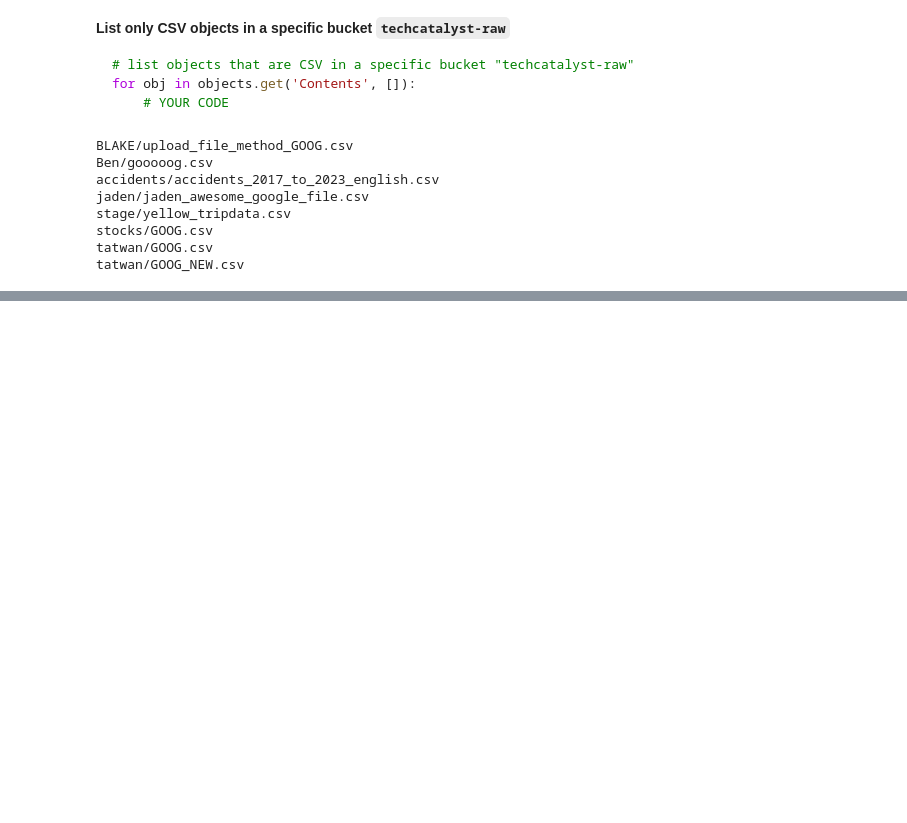
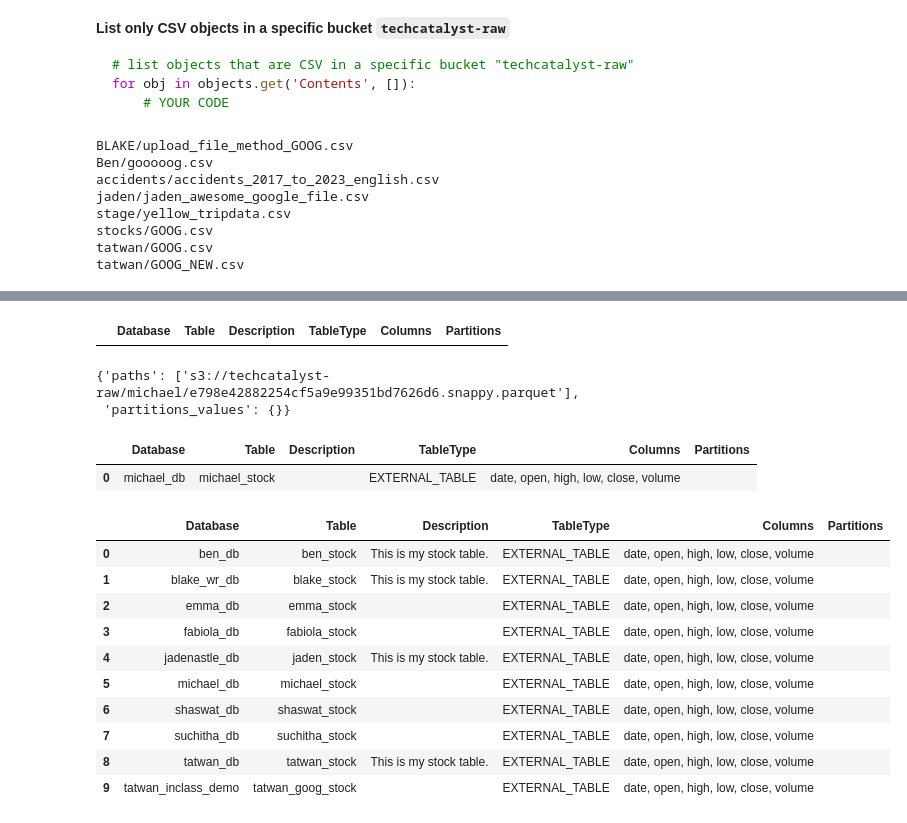
Before and after one commit to xandermacha/TechCatalyst_DE_2025_pub, a Jupyter notebook: Activities/Week 6/Labs/S3 and Snowpipe/s3snowpip.ipynb, the cells around one changed output, grey strips where cells are left out. Cells and saved outputs as stored; diff of their text form; code cells hidden in the pictures; blank space fills up the shorter version.

```diff
--- a/Activities/Week 6/Labs/S3 and Snowpipe/s3snowpip.ipynb
+++ b/Activities/Week 6/Labs/S3 and Snowpipe/s3snowpip.ipynb
@@ -71,0 +182,35 @@ tatwan/GOOG_NEW.csv
+# %%
+wr.catalog.tables(database=database_name)
+# %% [output]
+|  | Database | Table | Description | TableType | Columns | Partitions |
+# %%
+wr.s3.to_parquet(
+    df=df, # the DataFrame you just created
+    path=f"s3://techcatalyst-raw/{name}/", # write to the techcatalyst-raw bucket under your folder name (or it would create a new folder if it does not exist)
+    dataset=True,
+    database=database_name, # the name of the database you just created in AWS Glue
+    table='MICHAEL_STOCK', # pick a table name for example YOURNAME_STOCK
+    mode='overwrite'
+    )
+# %% [output]
+{'paths': ['s3://techcatalyst-raw/michael/e798e42882254cf5a9e99351bd7626d6.snappy.parquet'],
+ 'partitions_values': {}}
+# %%
+wr.catalog.tables(database=database_name)
+# %% [output]
+|  | Database | Table | Description | TableType | Columns | Partitions |
+| 0 | michael_db | michael_stock |  | EXTERNAL_TABLE | date, open, high, low, close, volume |  |
+# %%
+wr.catalog.tables(name_contains="stock")
+# %% [output]
+|  | Database | Table | Description | TableType | Columns | Partitions |
+| 0 | ben_db | ben_stock | This is my stock table. | EXTERNAL_TABLE | date, open, high, low, close, volume |  |
+| 1 | blake_wr_db | blake_stock | This is my stock table. | EXTERNAL_TABLE | date, open, high, low, close, volume |  |
+| 2 | emma_db | emma_stock |  | EXTERNAL_TABLE | date, open, high, low, close, volume |  |
+| 3 | fabiola_db | fabiola_stock |  | EXTERNAL_TABLE | date, open, high, low, close, volume |  |
+| 4 | jadenastle_db | jaden_stock | This is my stock table. | EXTERNAL_TABLE | date, open, high, low, close, volume |  |
+| 5 | michael_db | michael_stock |  | EXTERNAL_TABLE | date, open, high, low, close, volume |  |
+| 6 | shaswat_db | shaswat_stock |  | EXTERNAL_TABLE | date, open, high, low, close, volume |  |
+| 7 | suchitha_db | suchitha_stock |  | EXTERNAL_TABLE | date, open, high, low, close, volume |  |
+| 8 | tatwan_db | tatwan_stock | This is my stock table. | EXTERNAL_TABLE | date, open, high, low, close, volume |  |
+| 9 | tatwan_inclass_demo | tatwan_goog_stock |  | EXTERNAL_TABLE | date, open, high, low, close, volume |  |
```
Also changed, not shown: parts of 11 cells of this notebook, 3 other files.
